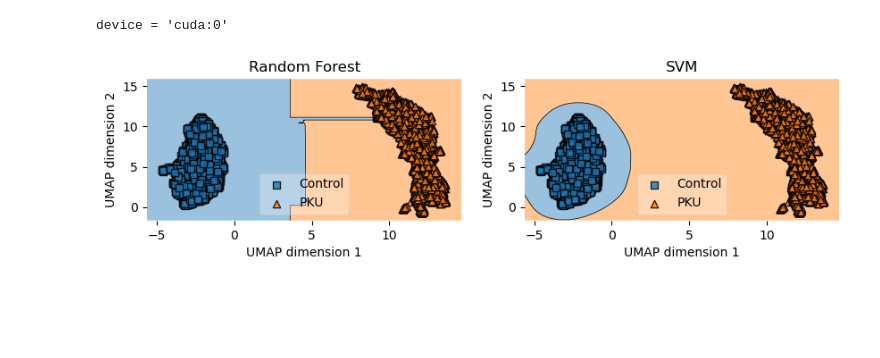
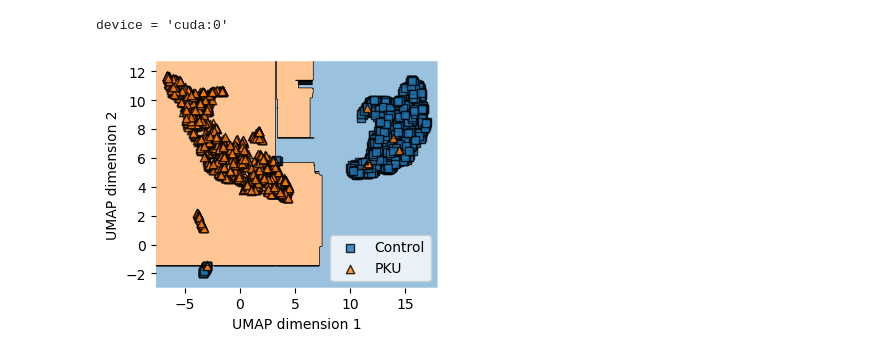
Before and after one commit to DeepenData/Graph_Neural_Networks_and_Phenylketonuria, a Jupyter notebook: src/step07_output_from_intermediate_layer.ipynb, the cells around one changed output. Saved outputs shown, nothing was run; the diff lists cells and outputs as text; code cells hidden in the pictures; blank space fills up the shorter version.

```diff
--- a/src/step07_output_from_intermediate_layer.ipynb
+++ b/src/step07_output_from_intermediate_layer.ipynb
@@ -12,7 +12,7 @@ from torch_geometric.nn import GNNExplainer
 
 
 model = torch.load(
-"./results/trained_pytorch_models/Non_masked_Phe/Model_GIN_classifier_to_explain_v2_23-10-2022_15h_00min_best_ValAcc_0.989060731799321_epoch_6.pt")
+"./results/trained_pytorch_models/Non_masked_Phe/Model_GIN_classifier_to_explain_v2_25-10-2022_14h_06min_best_ValAcc_0.989815164089023_epoch_9.pt")
 model.FC2 = torch.nn.Identity()
 model.leakyrelu= torch.nn.Identity()
 # %% [output]
@@ -28,45 +28,51 @@ device = "cpu"
 model.to(device,  non_blocking=True)
 cat_outputs = []
 labels = []
-for a_batch in loader_train:
-    output = model(a_batch.x.to(device, non_blocking=True), a_batch.edge_index.to(device, non_blocking=True), a_batch.batch.to(device, non_blocking=True))#.cpu().detach().numpy()
-    cat_outputs.append(output)
-    labels.append(a_batch.y.cpu().detach().numpy())
 
+a_batch = next(iter(loader_train))
 
-intermediate_output = torch.cat(cat_outputs).cpu().detach().numpy()
+output = model(a_batch.x.to(device, non_blocking=True), a_batch.edge_index.to(device, non_blocking=True), a_batch.batch.to(device, non_blocking=True))#.cpu().detach().numpy()
+# %%
+
+for a_batch in loader_validation:
+    output = model(a_batch.x.to(device, non_blocking=True), a_batch.edge_index.to(device, non_blocking=True), a_batch.batch.to(device, non_blocking=True))#.cpu().detach().numpy()
+    cat_outputs.append(output)
+    labels.append(a_batch.y.cpu().detach().numpy())
+
+
+intermediate_output = torch.cat(cat_outputs).cpu().detach().numpy()
 # %%
 import numpy as np
 import umap
 
-def plot_classsifiers(X, y):
+def plot_classsifiers_v2(X, y):
 
     clf3 = RandomForestClassifier()
-    clf4 = SVC(gamma='auto')
+    #clf4 = SVC(gamma='auto')
 
     gs = gridspec.GridSpec(3, 2)
-    fig = plt.figure(figsize=(10,7))
-    labels = ['Random Forest', 'SVM']
-    for clf, lab, grd in zip([clf3, clf4],
+    fig = plt.figure(figsize=(8,10))
+    labels = ['']
+    for clf, lab, grd in zip([clf3],
                             labels,
                             [(0,0), (0,1)]):
         clf.fit(X, y)
         ax = plt.subplot(gs[grd[0], grd[1]])
         fig = plot_decision_regions(X=X, y=y, clf=clf)
 
         handles, labels = fig.get_legend_handles_labels()
         ax.legend(handles,
           ['Control', 'PKU'],
-           framealpha=0.3, scatterpoints=1)
+           framealpha=0.8, scatterpoints=1)
         plt.title(lab)
         plt.xlabel('UMAP dimension 1')
         plt.ylabel('UMAP dimension 2')
     plt.show()
 
 
 reducer = umap.UMAP()
 embedding = reducer.fit_transform(intermediate_output)
-plot_classsifiers(embedding, np.array(labels).flatten())
+plot_classsifiers_v2(embedding, np.array(labels).flatten())
 plt.show()
 # %% [output]
-[figure, old version]
+[figure, new version]
```
Also changed, not shown: parts of 5 cells of this notebook, 14 other files.
